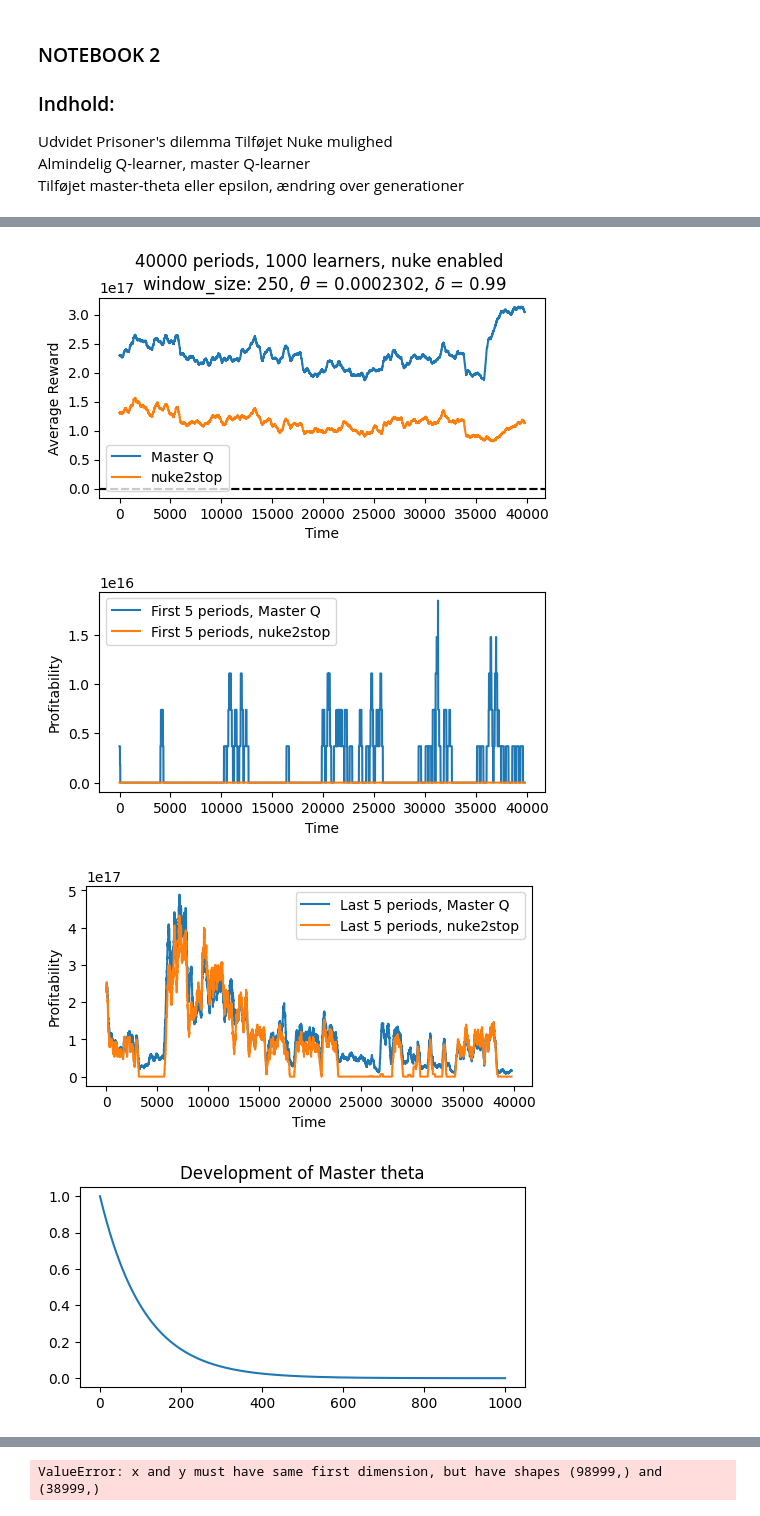
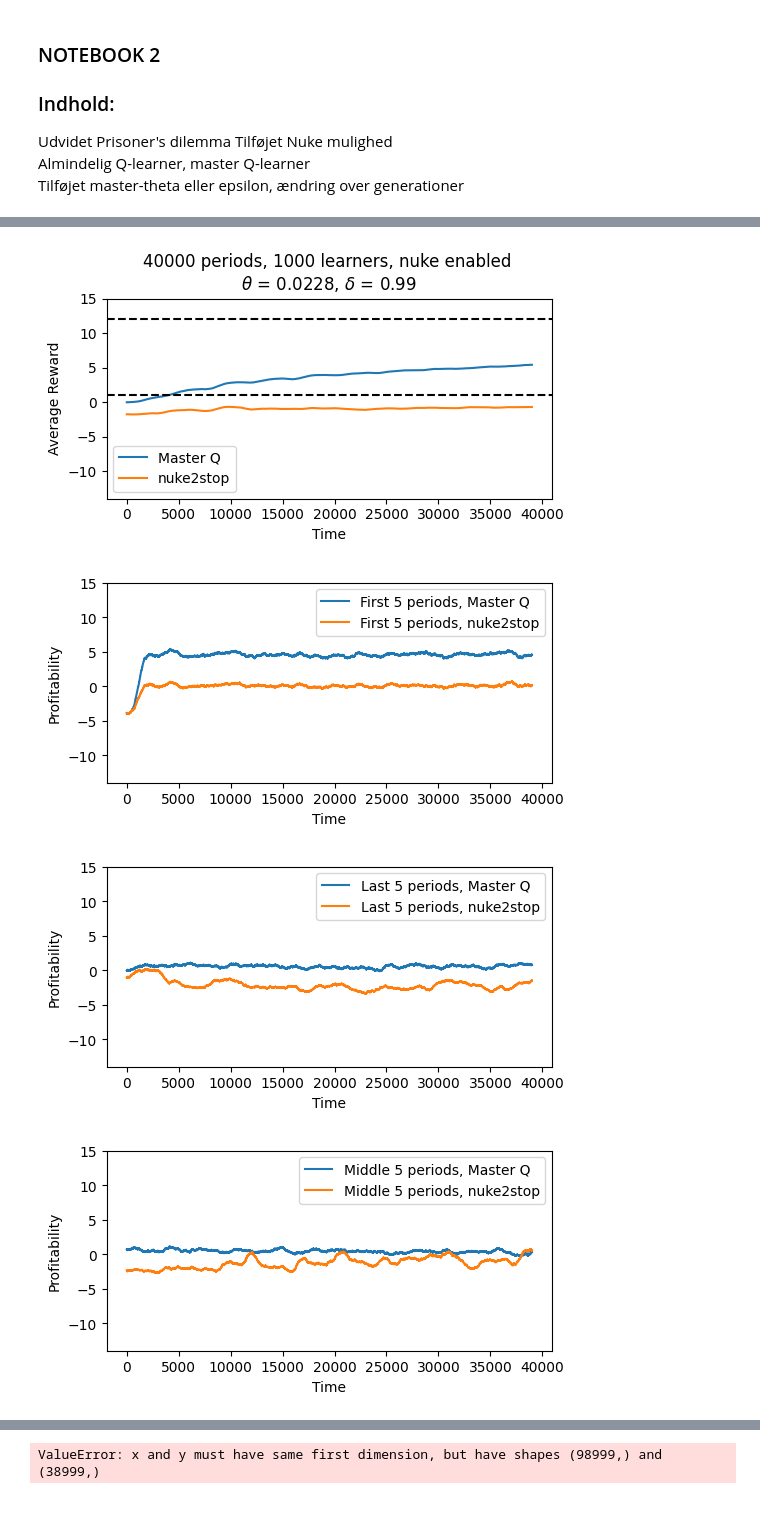
Before and after one commit to mortenvk/SpecialeProjekt, a Jupyter notebook: Master Q, Master Theta, Nuke, NEW Interpolation .ipynb, the cells around one changed output, grey strips where cells are left out. Saved outputs shown, nothing was run; the diff lists cells and outputs as text; code cells hidden in the pictures.

```diff
--- a/Master Q, Master Theta, Nuke, NEW Interpolation .ipynb
+++ b/Master Q, Master Theta, Nuke, NEW Interpolation .ipynb
@@ -306,19 +310,20 @@ def many_games(prices, periods, alpha, theta, learners, delta, init_q):
 # %%
 options = np.array([0,1,2])
-init_Q = np.zeros((20,3,3))
-#100.000 theta: 0.0000922
-#Another Theta: 0.00009199
+init_Q = np.zeros((10,3,3))
+
+#Another Theta, 100.000:
+theta = 0.00009199
 # 20.000 periods theta: 0.00046041
 #40.000 periods,
-
+alpha = 0.3
 learners = 1000
 local_periods = 40000
-theta= 0.0002302
-window = 1000
+#theta= 0.0002302
+window = 250
 delta = 0.99
 
 #player options:
-rewards_p1, rewards_p2, avg_prof, avg_prof2, final_Q, simple_q, choices1, choices2, CC_arr, q_simp2, player_1, player_2 = many_games(options, local_periods, 0.3, theta, learners , delta, init_Q)
+rewards_p1, rewards_p2, avg_prof, avg_prof2, final_Q, simple_q, choices1, choices2, CC_arr, q_simp2, player_1, player_2 = many_games(options, local_periods, alpha, theta, learners , delta, init_Q)
 final_Q
 # %% [output]
 running 1000 learners, each for 40000 periods
@@ -365,25 +370,29 @@ t_arr2 = np.arange(0,local_periods-window-1)
 fig, ax = plt.subplots(figsize =(5.75, 2.6))
 plt.plot(t_arr1,profitability_arr,'-',label=f"{player_1}")
 plt.plot(t_arr2,profitability_arr2,'-', label=fr"{player_2}")
-plt.title(f"{local_periods} periods, {learners} learners, nuke enabled \n window_size: {window}, $\\theta$ = {theta}, $\\delta$ = {delta} ")
+plt.title(f"{local_periods} periods, {learners} learners, nuke enabled \n$\\theta$ = 0.0228, $\\delta$ = {delta} ")
 #plt.axhline(y=0.125, color='k', linestyle = '--')
 #plt.axhline(y=0.061, color='k', linestyle = '--')
 plt.xlabel("Time")
 plt.ylabel("Average Reward")
 plt.axhline(y=12, color='k', linestyle = '--')
 plt.axhline(y=1, color='k', linestyle = '--')
-#plt.ylim(-10,15)
+plt.ylim(-14,15)
 plt.legend()
 plt.show()
 
 first_fivep1 = rewards_p1[0:5,:]
 first_fivep2 = rewards_p2[0:5,:]
 
-last_fivep1 = rewards_p1[500:505,:]
-last_fivep2 = rewards_p2[500:505,:]
+last_fivep1 = rewards_p1[-5:,:]
+last_fivep2 = rewards_p2[-5:,:]
+
+middle_fivep1 = rewards_p1[int(np.floor(learners/2)):int(np.floor(learners/2)+5),:]
+middle_fivep2 = rewards_p2[int(np.floor(learners/2)):int(np.floor(learners/2)+5),:]
 
 first_prof1_5, first_prof2_5 = prof_means(first_fivep1, first_fivep2)
 last_prof1_5, last_prof2_5 = prof_means(last_fivep1, last_fivep2)
+middle_profp1, middle_profp2 = prof_means(middle_fivep1, middle_fivep2)
 
 profitability_first1_5, profitability_first2_5 = moving_avg(first_prof1_5, first_prof2_5, window)
 t_arr1 = np.arange(0,local_periods - window-1)
@@ -391,40 +400,54 @@ t_arr2 = np.arange(0,local_periods - window-1)
 fig, ax = plt.subplots(figsize =(5.75, 2.6))
 plt.plot(t_arr1,profitability_first1_5,'-',label=f'First 5 periods, {player_1}')
 plt.plot(t_arr2,profitability_first2_5,'-', label=f'First 5 periods, {player_2}')
 #plt.axhline(y=0.125, color='k', linestyle = '--')
 #plt.axhline(y=0.061, color='k', linestyle = '--')
 plt.xlabel("Time")
 plt.ylabel("Profitability")
-#plt.ylim(-10,15)
+plt.ylim(-14,15)
 plt.legend()
 plt.show()
 
 profitability_last1_5, profitability_last2_5 = moving_avg(last_prof1_5, last_prof2_5, window)
 t_arr1 = np.arange(0,local_periods - window-1)
 t_arr2 = np.arange(0,local_periods - window-1)
 fig, ax = plt.subplots(figsize =(5.75, 2.6))
 plt.plot(t_arr1,profitability_last1_5,'-',label=f'Last 5 periods, {player_1}')
 plt.plot(t_arr2,profitability_last2_5,'-', label=f'Last 5 periods, {player_2}')
 #plt.axhline(y=0.125, color='k', linestyle = '--')
 #plt.axhline(y=0.061, color='k', linestyle = '--')
 plt.xlabel("Time")
 plt.ylabel("Profitability")
-#plt.ylim(-10,15)
+plt.ylim(-14,15)
 plt.legend()
 plt.show()
 
-arr = np.zeros(learners)
-t = np.arange(0,learners,1)
+profitability_middle1_5, profitability_middle2_5 = moving_avg(middle_profp1, middle_profp2, window)
+t_arr1 = np.arange(0,local_periods - window-1)
+t_arr2 = np.arange(0,local_periods - window-1)
 fig, ax = plt.subplots(figsize =(5.75, 2.6))
-for i in range(learners):
-    arr[i] = epsilon = (1-0.00916806)**i
+plt.plot(t_arr1,profitability_middle1_5,'-',label=f'Middle 5 periods, {player_1}')
+plt.plot(t_arr2,profitability_middle2_5,'-', label=f'Middle 5 periods, {player_2}')
+#plt.axhline(y=0.125, color='k', linestyle = '--')
+#plt.axhline(y=0.061, color='k', linestyle = '--')
+plt.xlabel("Time")
+plt.ylabel("Profitability")
+plt.ylim(-14,15)
+plt.legend()
+plt.show()
+
+arr = np.zeros(200)
+t = np.arange(0,200,1)
+fig, ax = plt.subplots(figsize =(5.75, 2.6))
+for i in range(200):
+    arr[i] = epsilon = (1-0.0228)**i
 
 plt.plot(t,arr,'-',label='generational Q_learner')
 
 plt.title(f"Development of Master theta")
 plt.show()
 # %% [output]
-[figure, old version]
+[figure, new version]
-[figure, old version]
+[figure, new version]
-[figure, old version]
+[figure, new version]
-[figure, old version]
+[figure, new version]
```
Also changed, not shown: parts of 17 cells of this notebook.
